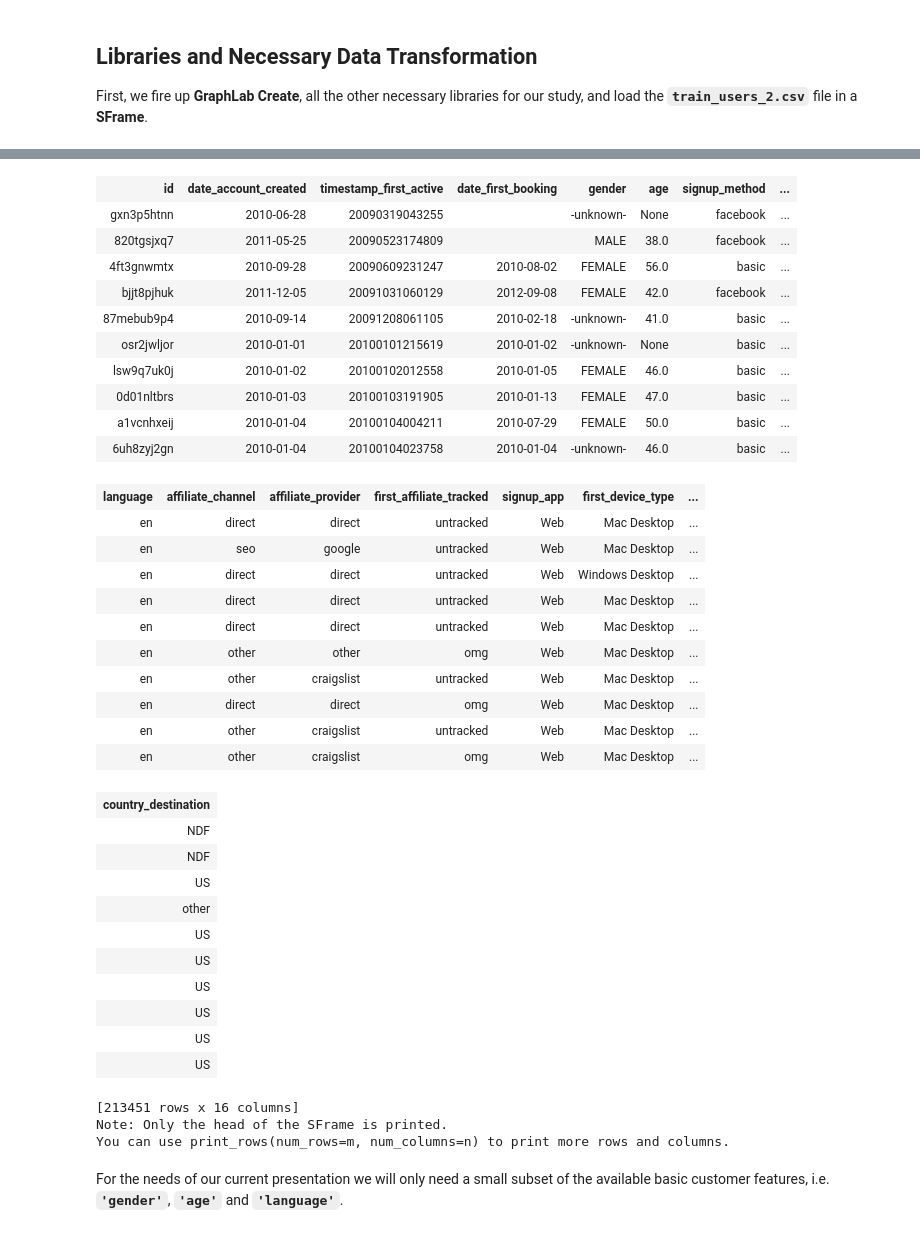
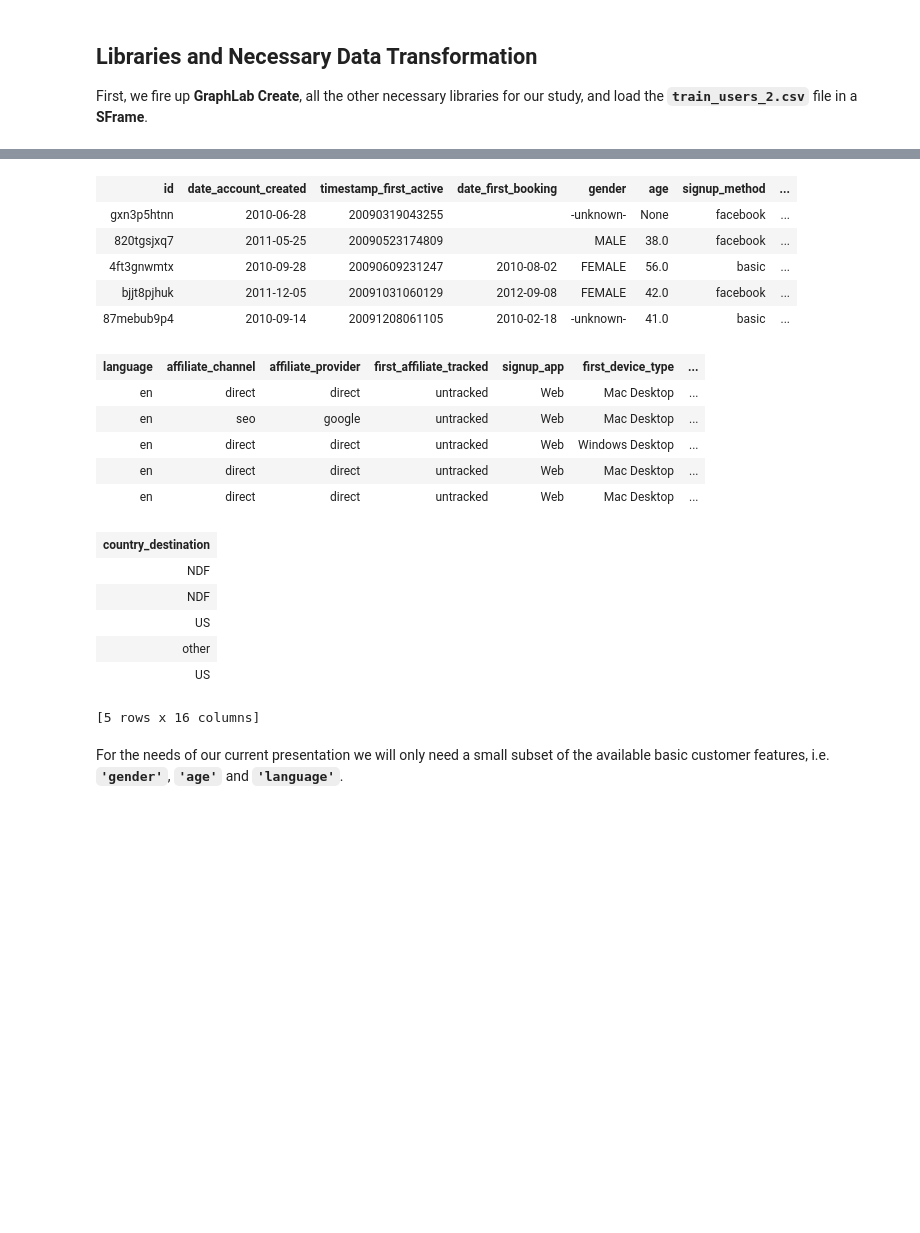
Before and after one commit to tgrammat/ML-Data_Challenges, a Jupyter notebook: Dato-tutorials/anomaly-detection/Anomaly Detection - Demo 1 [Local Outlier Factor - LOF Model].ipynb, the cells around one changed output, grey strips where cells are left out. Drawn from its saved outputs; the diff is of its cells as text; code cells hidden in the pictures; blank space fills up the shorter version.

```diff
--- a/Dato-tutorials/anomaly-detection/Anomaly Detection - Demo 1 [Local Outlier Factor - LOF Model].ipynb
+++ b/Dato-tutorials/anomaly-detection/Anomaly Detection - Demo 1 [Local Outlier Factor - LOF Model].ipynb
@@ -39,42 +42,25 @@ the column_type_hints argument
 # %%
-customer_data
+customer_data.head(5)
 # %% [output]
 | id | date_account_created | timestamp_first_active | date_first_booking | gender | age | signup_method | ... |
 | gxn3p5htnn | 2010-06-28 | 20090319043255 |  | -unknown- | None | facebook | ... |
 | 820tgsjxq7 | 2011-05-25 | 20090523174809 |  | MALE | 38.0 | facebook | ... |
 | 4ft3gnwmtx | 2010-09-28 | 20090609231247 | 2010-08-02 | FEMALE | 56.0 | basic | ... |
 | bjjt8pjhuk | 2011-12-05 | 20091031060129 | 2012-09-08 | FEMALE | 42.0 | facebook | ... |
 | 87mebub9p4 | 2010-09-14 | 20091208061105 | 2010-02-18 | -unknown- | 41.0 | basic | ... |
-| osr2jwljor | 2010-01-01 | 20100101215619 | 2010-01-02 | -unknown- | None | basic | ... |
-| lsw9q7uk0j | 2010-01-02 | 20100102012558 | 2010-01-05 | FEMALE | 46.0 | basic | ... |
-| 0d01nltbrs | 2010-01-03 | 20100103191905 | 2010-01-13 | FEMALE | 47.0 | basic | ... |
-| a1vcnhxeij | 2010-01-04 | 20100104004211 | 2010-07-29 | FEMALE | 50.0 | basic | ... |
-| 6uh8zyj2gn | 2010-01-04 | 20100104023758 | 2010-01-04 | -unknown- | 46.0 | basic | ... |
 | language | affiliate_channel | affiliate_provider | first_affiliate_tracked | signup_app | first_device_type | ... |
 | en | direct | direct | untracked | Web | Mac Desktop | ... |
 | en | seo | google | untracked | Web | Mac Desktop | ... |
 | en | direct | direct | untracked | Web | Windows Desktop | ... |
 | en | direct | direct | untracked | Web | Mac Desktop | ... |
 | en | direct | direct | untracked | Web | Mac Desktop | ... |
-| en | other | other | omg | Web | Mac Desktop | ... |
-| en | other | craigslist | untracked | Web | Mac Desktop | ... |
-| en | direct | direct | omg | Web | Mac Desktop | ... |
-| en | other | craigslist | untracked | Web | Mac Desktop | ... |
-| en | other | craigslist | omg | Web | Mac Desktop | ... |
 | country_destination |
 | NDF |
 | NDF |
 | US |
 | other |
 | US |
-| US |
-| US |
-| US |
-| US |
-| US |
-[213451 rows x 16 columns]
-Note: Only the head of the SFrame is printed.
-You can use print_rows(num_rows=m, num_columns=n) to print more rows and columns.
+[5 rows x 16 columns]
 # %% [markdown]
 For the needs of our current presentation we will only need a small subset of the available basic customer features, i.e. **`'gender'`**, **`'age'`** and **`'language'`**.
 # %%
```
Also changed, not shown: parts of 29 cells of this notebook, 2 other files.
